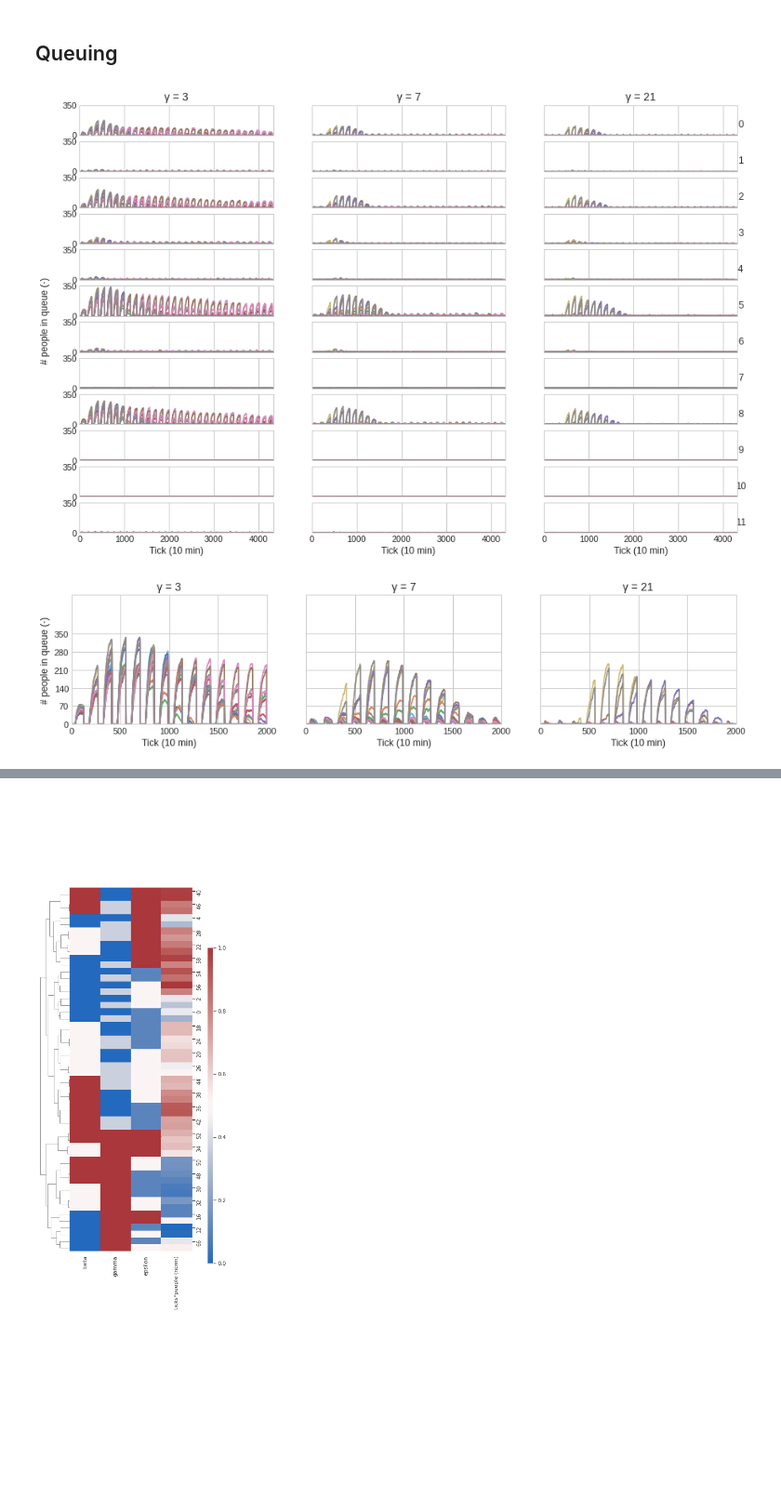
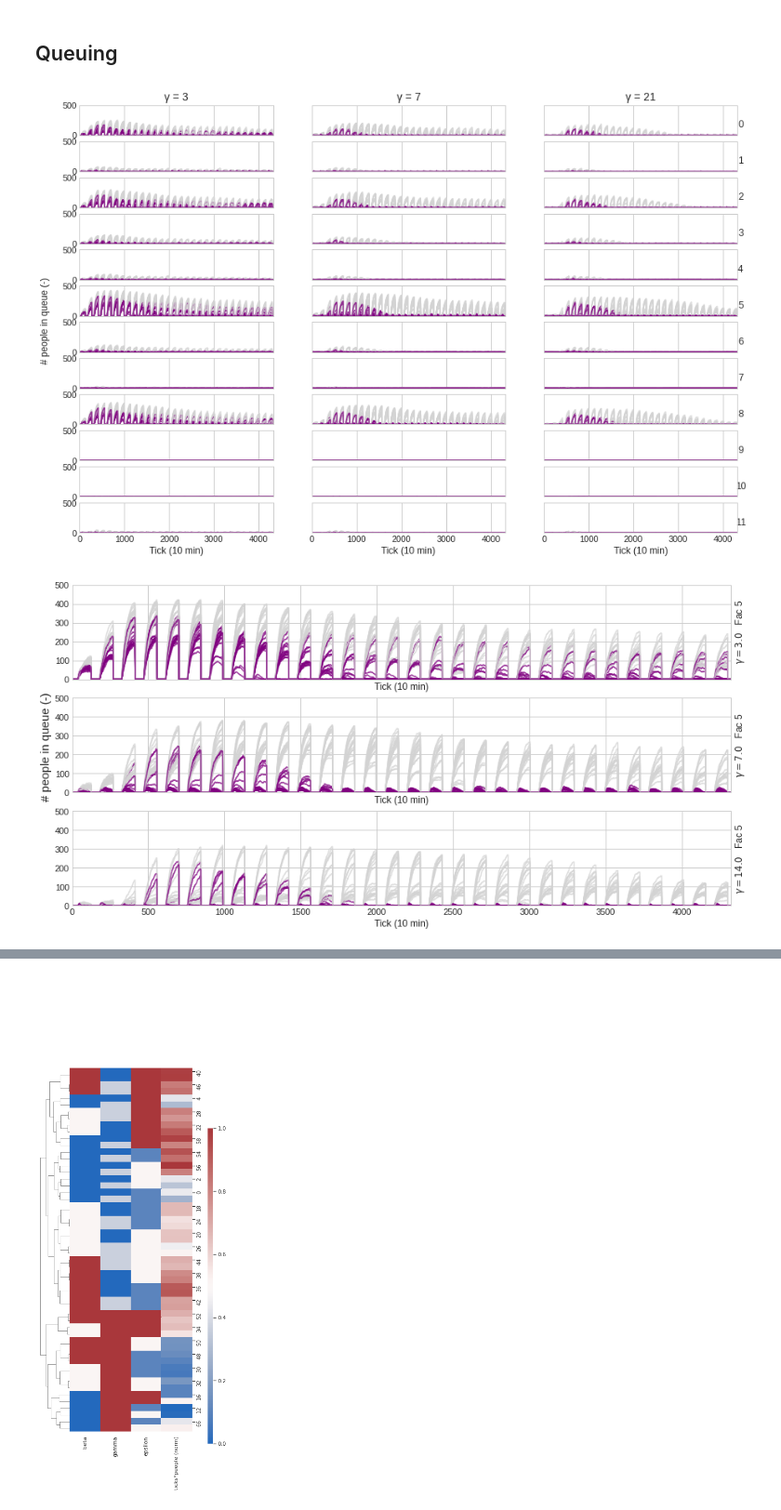
Before and after one commit to daanieo/FATM_ABM, a Jupyter notebook: results/sampling_base/Interpretation_sampling_base.ipynb, the cells around one changed output, grey strips where cells are left out. Shown at 93% size. Cells and saved outputs as stored; diff of their text form; code cells hidden in the pictures; blank space fills up the shorter version.

```diff
--- a/results/sampling_base/Interpretation_sampling_base.ipynb
+++ b/results/sampling_base/Interpretation_sampling_base.ipynb
@@ -45,14 +329,21 @@ labels = ['γ = 3', 'γ = 7', 'γ = 21']
 # plt.title("")
 
 for i in d:
+
+    for a in ax:
+        a.set_xlim([0,4320])
+        a.set_ylabel("Missed consumption, cum. of households (kg)")
+        a.set_xticks(ticks_labels(5)[0])
+        a.set_xticklabels(ticks_labels(5)[1])
+
     for j in d[i]:
         if input_vars.parallel_served_full[j] == 6.0:
-            ax[0].plot( x, data.o1[data.o0==j],color='lightgrey', alpha=0.2)
-            ax[1].plot( x, data.o1[data.o0==j],color=colors[i], alpha=.75)
+            ax[0].plot( x, data.o2[data.o0==j],color='lightgrey', alpha=0.2)
+            ax[1].plot( x, data.o2[data.o0==j],color=colors[i], alpha=.75)
 
         else:
-            ax[0].plot( x, data.o1[data.o0==j],color=colors[i], alpha=.75)
-            ax[1].plot( x, data.o1[data.o0==j],color='lightgrey', alpha=.75)
+            ax[0].plot( x, data.o2[data.o0==j],color=colors[i], alpha=.75)
+            ax[1].plot( x, data.o2[data.o0==j],color='lightgrey', alpha=.75)
 
 for a in ax:
     a.set_ylabel("Cumulative unsatisfied consumption (kg)")
@@ -363,18 +481,24 @@ nb_facs = 12
 nb_clusters = 3
 fig, ax  = plt.subplots(nb_facs, nb_clusters,sharex=True, sharey=True,figsize=(15,10))
 
+colors = {}
+colors[6.0] = ['lightgrey','lightgrey']
+colors[1] = ['chocolate','orange','lightgrey']
+colors[7.8] = ['purple','plum','lightgrey']
+colors[3] = ['darkolivegreen','yellowgreen','lightgrey']
+
 for c in range(nb_clusters):
     for i in d[c]:
 
-        if input_vars.parallel_served_full[i] == 7.8:
-
-            for f in range(nb_facs):
-                ax[f,c].plot(x,data[data.o0==i].iloc[:,f+4])
-                ax[f,c].set_xlim([0,4320])
-                ax[f,c].set_ylim([0,350])
-                ax[f,2].yaxis.set_label_position("right")
-                ax[f,2].set_ylabel(f,rotation='horizontal',fontsize=12)
-                ax[f,c].set_yticks([0,350])
+#         if input_vars.parallel_served_full[i] == 6.0:
+        ind = input_vars.parallel_served_full[i]
+        for f in range(nb_facs):
+            ax[f,c].plot(x,data[data.o0==i].iloc[:,f+4],color=colors[ind][0],alpha=0.75)
+            ax[f,c].set_xlim([0,4320])
+            ax[f,c].set_ylim([0,500])
+            ax[f,2].yaxis.set_label_position("right")
+            ax[f,2].set_ylabel(f,rotation='horizontal',fontsize=12)
+            ax[f,c].set_yticks([0,500])
 
 
     ax[0,c].set_title(labels[c],fontsize=14)
@@ -387,40 +511,43 @@ fig.text(0.085, 0.5, '# people in queue (-)', va='center', ha='center', rotation
 
 plt.show()
 # %% [output]
-[figure, old version]
+[figure, new version]
 # %%
 # library
 import numpy as np
 import matplotlib.pyplot as plt
 import seaborn as sns
 
 
 nb_facs = 1
 nb_clusters = 3
-fig, ax  = plt.subplots(nb_facs, nb_clusters,sharex=True, sharey=True,figsize=(15,3))#,gridspec_kw={'width_ratios': width_ratios})
-f=6
+fig, ax  = plt.subplots( nb_clusters,nb_facs,sharex=True, sharey=True,figsize=(15,7.5))#,gridspec_kw={'width_ratios': width_ratios})
+f=5
 for c in range(nb_clusters):
     for i in d[c]:
 
-        if input_vars.parallel_served_full[i] == 7.8:
+#         if input_vars.parallel_served_full[i] == 7.8:
+        ind = input_vars.parallel_served_full[i]
+#         for f in range(nb_facs):
+        ax[c].plot(x,data[data.o0==i].iloc[:,f+4],color=colors[ind][0],alpha=0.75)
+#             ax[c].plot(x,data[data.o0==i].iloc[:,f+3])
+        ax[c].set_xlim([0,4320])
+        ax[c].set_ylim([0,500])
+        ax[c].yaxis.set_label_position("right")
 
-
-            ax[c].plot(x,data[data.o0==i].iloc[:,f+3])
-            ax[c].set_xlim([0,2000])
-            ax[c].set_ylim([0,500])
-    #         ax[0].set_ylabel("$\mathit{Fac %s}$"%f,rotation='horizontal',fontsize=12)
-            ax[c].set_yticks([0,70,140,210,280,350])
-            ax[c].set_title(labels[c],fontsize=14)
+        ax[c].set_ylabel("$\mathit{\gamma=%s}$   Fac 5"%(input_vars.gamma[i]),rotation='vertical',fontsize=12)
+        ax[c].set_yticks(np.linspace(0,500,6))
+#         ax[c].set_title(labels[c],fontsize=14)
     ax[c].set_xlabel("Tick (10 min)")
 
-fig.text(0.095, 0.5, '# people in queue (-)', va='center', ha='center', rotation='vertical',fontsize=12)
+fig.text(0.095, 0.5, '# people in queue (-)', va='center', ha='center', rotation='vertical',fontsize=15)
 # fig.text(0.5, 0.91, 'Number of people queueing; categorised per cluster, day 0-30', va='center', ha='center', rotation='horizontal',fontsize=16)
 
 fig.savefig("/home/daan/Desktop/fac5queue_clustered.png")
-
+print("")
 plt.show()
 # %% [output]
-[figure, old version]
+[figure, new version]
 # %%
 nb_facs = 1
 nb_clusters = 1
```
Also changed, not shown: parts of 21 cells of this notebook, 1 other file.
